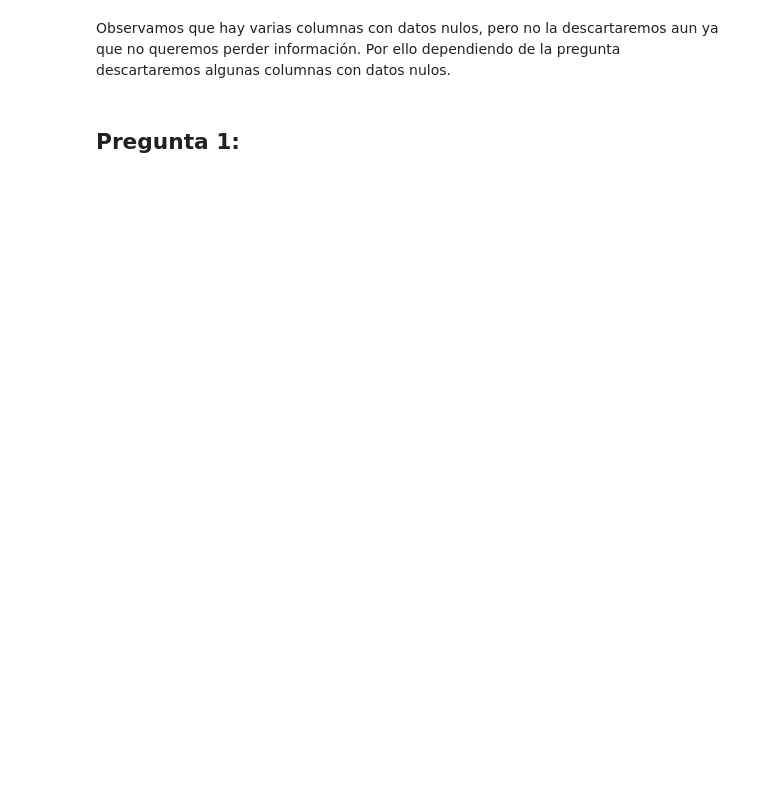
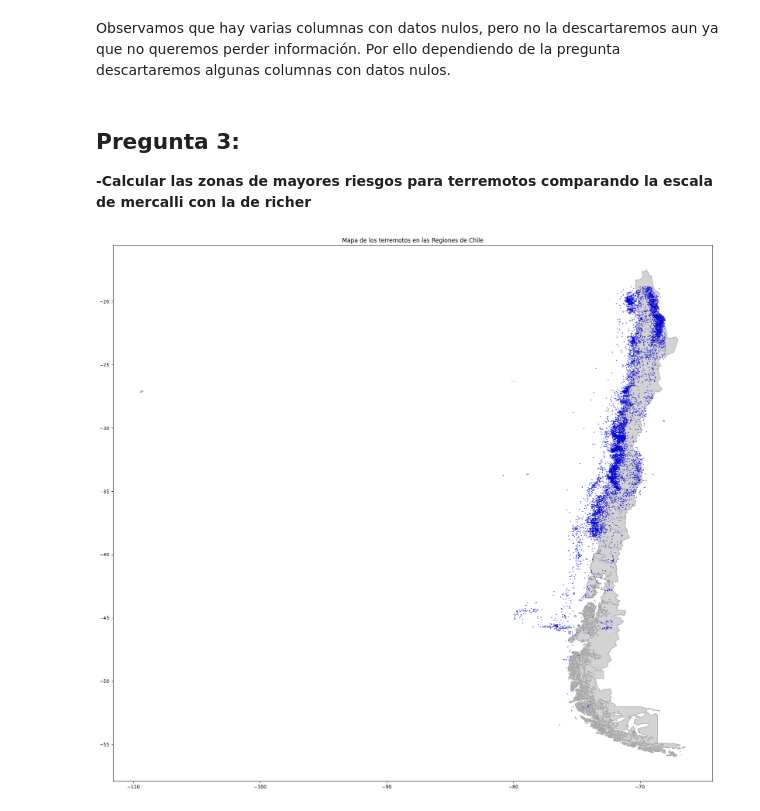
Before and after one commit to Skysilen-t/Proyecto-Ciencia-de-Datos, a Jupyter notebook: Propuesta y documento/Proyecto investigacion propuesta.ipynb, the cells around one changed output. Cells and saved outputs as stored; diff of their text form; code cells hidden in the pictures; blank space fills up the shorter version.

Commit message:
regiones

```diff
--- a/Propuesta y documento/Proyecto investigacion propuesta.ipynb
+++ b/Propuesta y documento/Proyecto investigacion propuesta.ipynb
@@ -191,0 +243,17 @@ df_copy
+# %%
+correcciones = {"Ollag?e": "Ollagüe",
+ ' Cami?a': "Camiña",
+ "agasta": "Antofagasta",
+ "Maule - Bio-Bio border region": "Maule",
+ '2010 Maule': "Maule",' Copiap?': "Copiapó",
+ ' Quell?n': 'Quellón',
+ '1960 Great Chilean Earthquake (Valdivia Earthquake)': "Valdivia",
+ 'The 1906 Valparaiso': "Valparaíso",
+ 'Offshore Valparaiso': ' Valparaíso',
+ ' Valparaiso': 'Valparaíso',
+ "Libertador General Bernardo O'Higgins": "Libertador O'Higgins"
+}
+limiters = ('Chile-Argentina border region', "'Bio-Bio - Araucania border region'", 'Chile-Bolivia border region' , 'agasta-Atacama border region')
+df_copy = df_copy[~df_copy["zone"].isin(limiters)]
+df_copy['zone'] = df_copy['zone'].map(lambda nombre: correcciones.get(nombre, nombre))
+df_copy["zone"] = df_copy["zone"].str.strip()
@@ -191,0 +456,3 @@ df_copy
+# %%
+df_copy = df_copy[df_copy["region"].notna()]
+df_copy["region"].unique()
@@ -191,0 +464,3 @@ df_copy
+# %%
+df_copy = df_copy.drop(columns= "place").reset_index()
+df_copy
@@ -192,4 +481,24 @@ df_copy
 # %% [markdown]
 Observamos que hay varias columnas con datos nulos, pero no la descartaremos aun ya que no queremos perder información. Por ello dependiendo de la pregunta descartaremos algunas columnas con datos nulos.
 # %% [markdown]
-## Pregunta 1:
+## Pregunta 3:
+**-Calcular las zonas de mayores riesgos para terremotos comparando la escala de mercalli con la de richer**<br>
+# %%
+gdf = gpd.GeoDataFrame(
+    df_copy, geometry=gpd.points_from_xy(df_copy["longitude"], df_copy["latitude"]), crs="EPSG:4326")
+
+direccion = Path("Regiones") / "Regional.shp"
+regional = gpd.read_file(direccion) #abrimos el documento regional.shp
+
+regional_corrected = regional.set_crs("EPSG:3857", allow_override=True)
+# convertimos el crs a epsg:4326
+regional_wgs84 = regional_corrected.to_crs("EPSG:4326")
+# %%
+fig, ax = plt.subplots(figsize=(30, 20))
+regional_wgs84.plot(ax=ax, color='lightgray', edgecolor="darkgray")
+gdf.plot(ax=ax, color='blue', markersize=3, alpha=0.7, edgecolor='darkblue', lw=0.2)
+ax.set_aspect('equal')
+ax.set_title('Mapa de los terremotos en las Regiones de Chile')
+plt.show()
+# %% [output]
+[figure, added]
```
Also changed, not shown: parts of 10 cells of this notebook, 3 other files.
